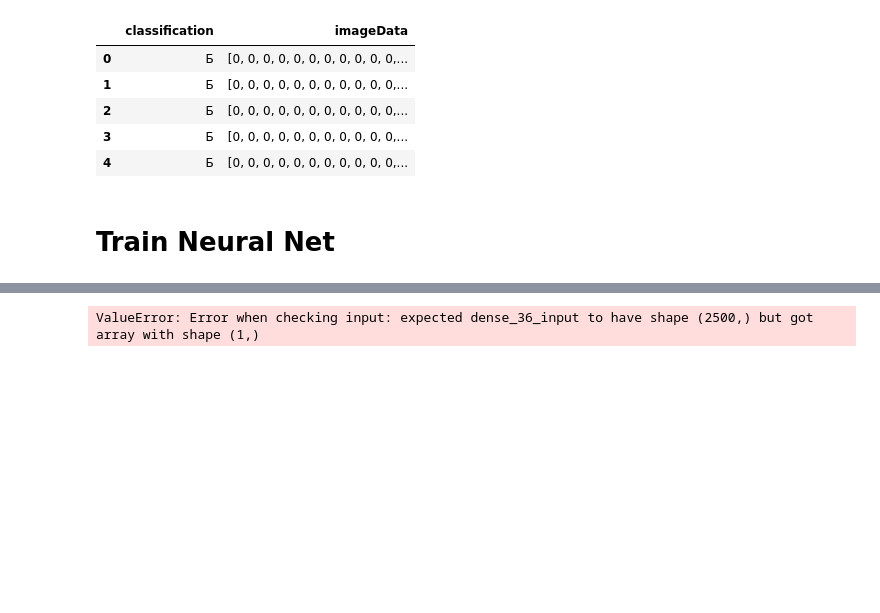
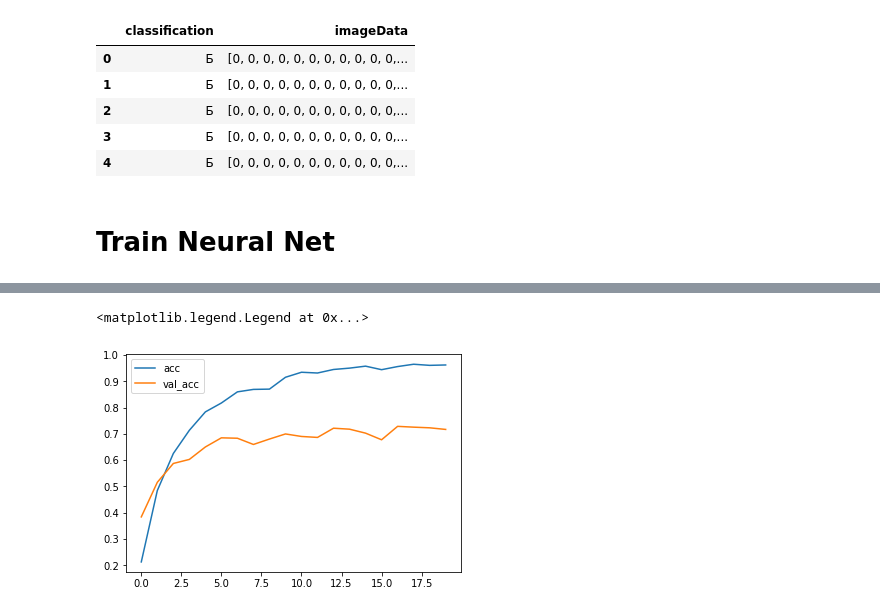
Before and after one commit to SudeshnaD/18f_ml, a Jupyter notebook: assignment3/cyrillic.ipynb, the cells around one changed output, grey strips where cells are left out. Drawn from its saved outputs; the diff is of its cells as text; code cells hidden in the pictures; blank space fills up the shorter version.

```diff
--- a/assignment3/cyrillic.ipynb
+++ b/assignment3/cyrillic.ipynb
@@ -107,2 +129,20 @@ nn.add(OutputLayer)
+# %%
+# transform data into format keras likes. This shouldn't be necessary but I'm not sure how to do it beautifully.
+
+def transform(data):
+    for i, row in enumerate(data):
+        data[i] = np.array(row)
+    return data
+
+y_train = transform(y_train)
+y_test  = transform(y_test)
+y_valid = transform(y_valid)
+# %%
+# Same with x data
+
+x_train = np.array(x_train)
+x_test  = np.array(x_test)
+x_valid = np.array(x_valid)
 # %%
 nn.compile(loss='categorical_crossentropy', optimizer='adam', metrics=['accuracy'])
+output = nn.fit(x_train, y_train, epochs=20, batch_size=32, validation_data=(x_valid, y_valid))
@@ -109,4 +167,7 @@ nn.compile(loss='categorical_crossentropy', optimizer='adam', metrics=['accuracy
-# %%
-nn.fit(x_train, y_train, epochs=20, batch_size=50)
-# %% [output]
-ValueError: Error when checking input: expected dense_36_input to have shape (2500,) but got array with shape (1,)
+# %%
+plt.plot(output.history["acc"])
+plt.plot(output.history["val_acc"])
+plt.legend(["acc", "val_acc"])
+# %% [output]
+<matplotlib.legend.Legend at 0x...>
+[figure, added]
```
Also changed, not shown: parts of 7 cells of this notebook.
